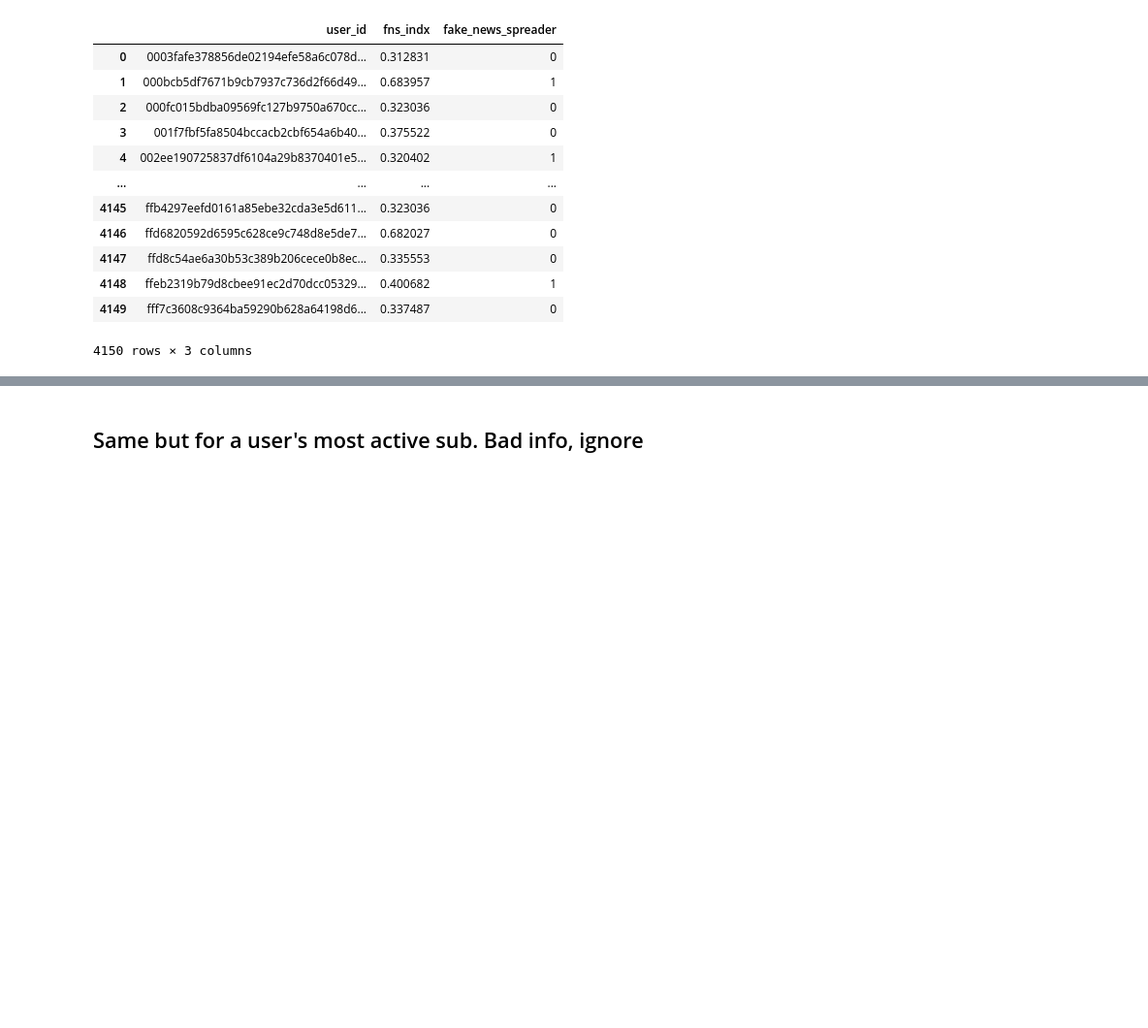
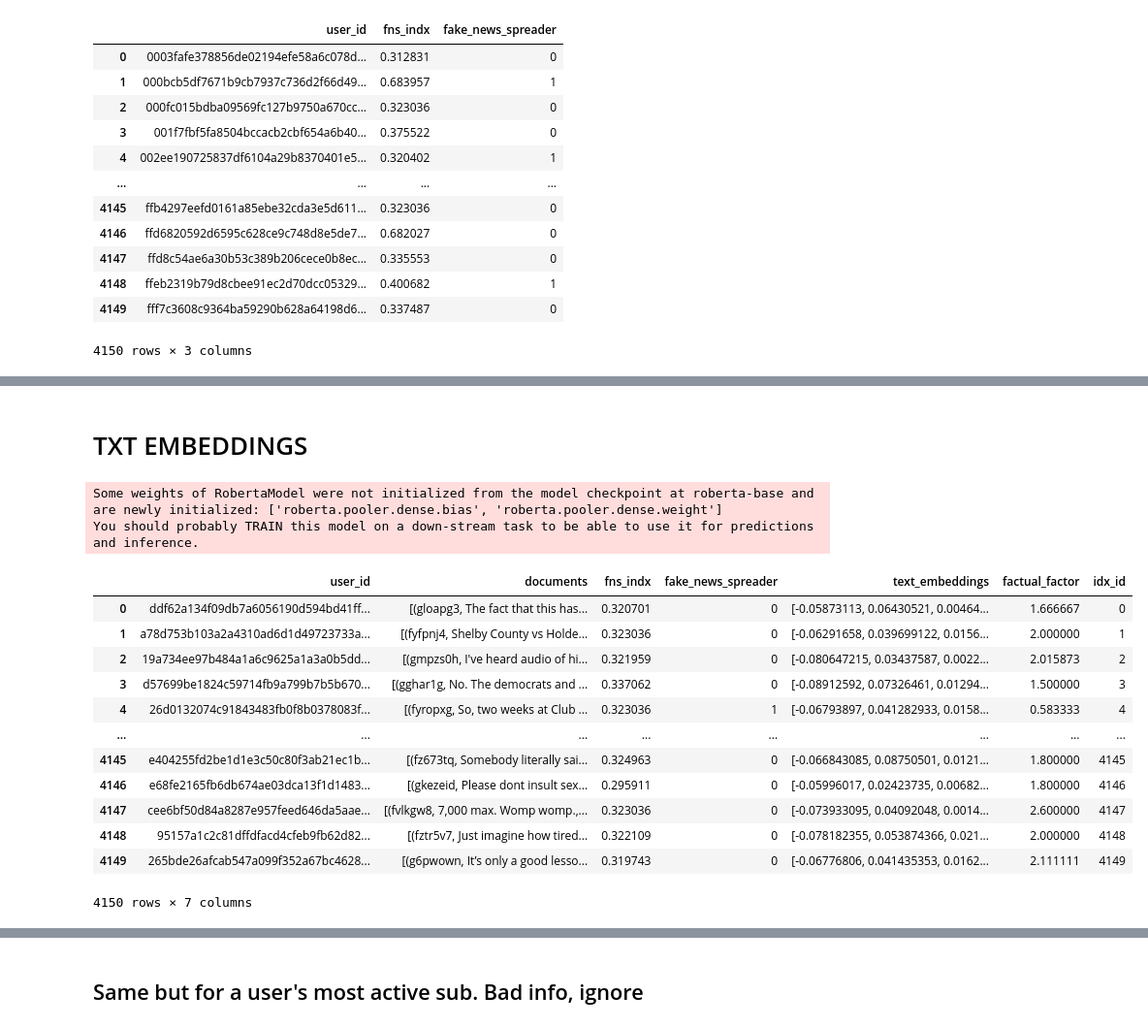
Before and after one commit to PetarKalinovski/manu-project, a Jupyter notebook: FACTOID/Factoid-dataset.ipynb, the cells around one changed output, grey strips where cells are left out. Shown at 97% size. Drawn from its saved outputs; the diff is of its cells as text; code cells hidden in the pictures; blank space fills up the shorter version.

```diff
--- a/FACTOID/Factoid-dataset.ipynb
+++ b/FACTOID/Factoid-dataset.ipynb
@@ -307,0 +358,47 @@ user_sub_data
+# %% [markdown]
+#  TXT EMBEDDINGS
+# %%
+from transformers import AutoTokenizer, AutoModel
+import torch
+
+tokenizer = AutoTokenizer.from_pretrained("roberta-base")
+model = AutoModel.from_pretrained("roberta-base")
+# %% [output]
+Some weights of RobertaModel were not initialized from the model checkpoint at roberta-base and are newly initialized: ['roberta.pooler.dense.bias', 'roberta.pooler.dense.weight']
+You should probably TRAIN this model on a down-stream task to be able to use it for predictions and inference.
+# %%
+def embed_text(text):
+    inputs = tokenizer(text, return_tensors="pt", truncation=True, padding=True, max_length=512)
+    with torch.no_grad():
+        outputs = model(**inputs)
+    return outputs.last_hidden_state[:, 0, :].squeeze().numpy()
+# %%
+from tqdm import tqdm
+
+embeddings = []
+for document in tqdm(df_iter["documents"], desc="Generating Text Embeddings"):
+    sentences=""
+    for i in document:
+        sentences=sentences+"\n" + i[1]
+    embeddings.append(embed_text(sentences))
+
+df_iter["text_embeddings"] = embeddings
+# %%
+user_features = df_iter.merge(data[["factual_factor", "user_id"]], on='user_id')
+user_features["idx_id"] = user_features["user_id"].map(user_to_idx)
+# %%
+user_features
+# %% [output]
+|  | user_id | documents | fns_indx | fake_news_spreader | text_embeddings | factual_factor | idx_id |
+| 0 | ddf62a134f09db7a6056190d594bd41ff... | [(gloapg3, The fact that this has... | 0.320701 | 0 | [-0.05873113, 0.06430521, 0.00464... | 1.666667 | 0 |
+| 1 | a78d753b103a2a4310ad6d1d49723733a... | [(fyfpnj4, Shelby County vs Holde... | 0.323036 | 0 | [-0.06291658, 0.039699122, 0.0156... | 2.000000 | 1 |
+| 2 | 19a734ee97b484a1a6c9625a1a3a0b5dd... | [(gmpzs0h, I've heard audio of hi... | 0.321959 | 0 | [-0.080647215, 0.03437587, 0.0022... | 2.015873 | 2 |
+| 3 | d57699be1824c59714fb9a799b7b5b670... | [(gghar1g, No. The democrats and ... | 0.337062 | 0 | [-0.08912592, 0.07326461, 0.01294... | 1.500000 | 3 |
+| 4 | 26d0132074c91843483fb0f8b0378083f... | [(fyropxg, So, two weeks at Club ... | 0.323036 | 1 | [-0.06793897, 0.041282933, 0.0158... | 0.583333 | 4 |
+| ... | ... | ... | ... | ... | ... | ... | ... |
+| 4145 | e404255fd2be1d1e3c50c80f3ab21ec1b... | [(fz673tq, Somebody literally sai... | 0.324963 | 0 | [-0.066843085, 0.08750501, 0.0121... | 1.800000 | 4145 |
+| 4146 | e68fe2165fb6db674ae03dca13f1d1483... | [(gkezeid, Please dont insult sex... | 0.295911 | 0 | [-0.05996017, 0.02423735, 0.00682... | 1.800000 | 4146 |
+| 4147 | cee6bf50d84a8287e957feed646da5aae... | [(fvlkgw8, 7,000 max. Womp womp.,... | 0.323036 | 0 | [-0.073933095, 0.04092048, 0.0014... | 2.600000 | 4147 |
+| 4148 | 95157a1c2c81dffdfacd4cfeb9fb62d82... | [(fztr5v7, Just imagine how tired... | 0.322109 | 0 | [-0.078182355, 0.053874366, 0.021... | 2.000000 | 4148 |
+| 4149 | 265bde26afcab547a099f352a67bc4628... | [(g6pwown, It’s only a good lesso... | 0.319743 | 0 | [-0.06776806, 0.041435353, 0.0162... | 2.111111 | 4149 |
+4150 rows × 7 columns
```
Also changed, not shown: parts of 59 cells of this notebook, 3 other files.
